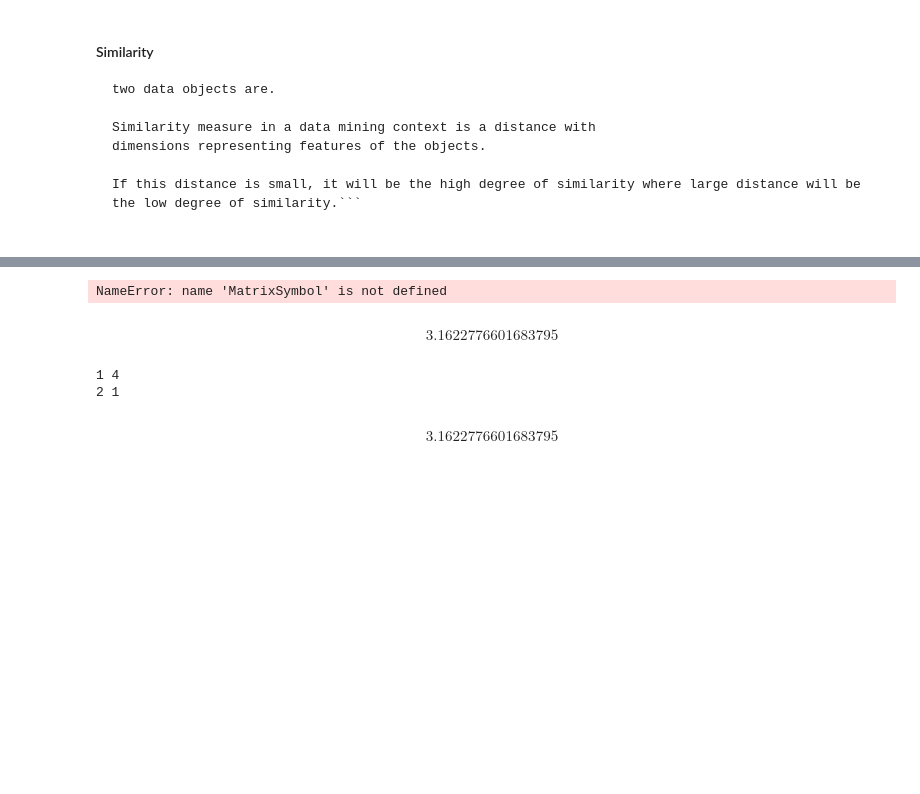
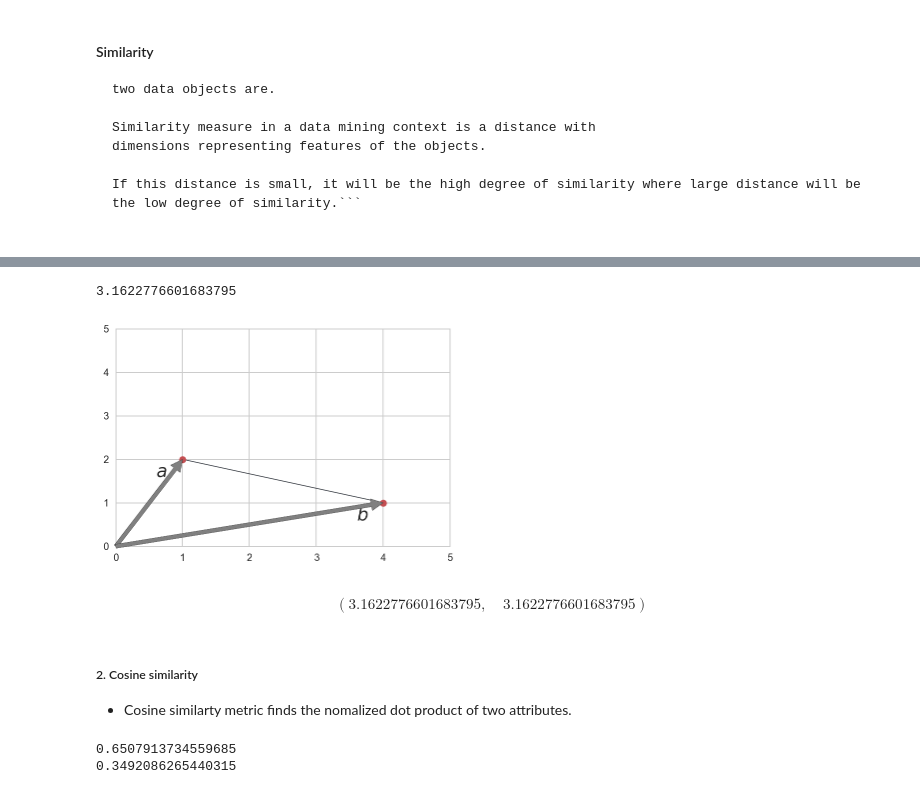
Before and after one commit to Jacob-Hong/TIL, a Jupyter notebook: Selfstudy/Euclidean Distance & Cosine distance.ipynb, the cells around one changed output, grey strips where cells are left out. Saved outputs shown, nothing was run; the diff lists cells and outputs as text; code cells hidden in the pictures; blank space fills up the shorter version.

```diff
--- a/Selfstudy/Euclidean Distance & Cosine distance.ipynb
+++ b/Selfstudy/Euclidean Distance & Cosine distance.ipynb
@@ -19,4 +15,0 @@ f = sympy.sqrt(sympy.s)
-# %%
-Sigma = MatrixSymbol('Sigma', n, n)
-# %% [output]
-NameError: name 'MatrixSymbol' is not defined
@@ -25,17 +16,60 @@ from math import*
 # %%
-def euclidean_distance(x,y) :
-    return sqrt(sum(pow(a-b, 2) for a, b in zip(x,y)))
+from math import*
+
+def e_d(x,y) :
+    "e_d stands for Euclidean distance"
+    c = [(a-b)**2 for a,b in zip(x,y)]
+    return sqrt(sum(c))
+
+print(e_d([1,2], [4,1]))
+# %% [output]
+3.1622776601683795
+# %%
+a = np.array([1,2])
+b = np.array([4,1])
+c = a-b
+
+plt.plot(a[0],a[1], 'ro')
+plt.plot(b[0],b[1], 'ro')
+
+plt.text(0.6, 1.6 , "$a$", fontdict={"size" : 18})
+plt.text(3.6, 0.6 , "$b$", fontdict={"size" : 18})
+
+plt.annotate('', xy=a, xytext=(0,0), arrowprops=dict(facecolor='gray', ls="dashed"))
+plt.annotate('', xy=b, xytext=(0,0), arrowprops=dict(facecolor='gray', ls="dashed"))
+plt.arrow(4,1,-3,1, width=0.008)
+
+plt.xticks(range(6))
+plt.yticks(range(6))
+plt.show()
+# %% [output]
+[figure, added]
 # %%
-euclidean_distance([1,2] , [4,1])
+e_d([1,2], [4,1]), sqrt(10)
 # %% [output]
-$$3.1622776601683795$$
+$$\left ( 3.1622776601683795, \quad 3.1622776601683795\right )$$
-# %%
-for a, b in zip([1,2],[4,1]):
-    print (a,b)
-# %% [output]
-1 4
-2 1
-# %%
-sqrt(10)
-# %% [output]
-$$3.1622776601683795$$
+# %% [markdown]
+##### 2. Cosine similarity
+- Cosine similarty metric finds the nomalized dot product of two attributes.
+# %%
+def norm(x) :
+    return sqrt(sum([ a**2 for a in x]))
+
+def dot_product(x,y):
+    return sum(a*b for a,b in zip(x,y))
+
+def c_s(x,y):
+    """c_s stands for consine similarity"""
+    denominator = norm(x)*norm(y)
+    numerator = dot_product(x,y)
+    return numerator / denominator
+
+def c_d(*arg):
+    "c_d stands for consine distance"
+    return 1 - c_s(x,y)
+
+print(c_s([1,2],[4,1]))
+print(c_d([1,2],[4,1]))
+# %% [output]
+0.6507913734559685
+0.3492086265440315
```
Also changed, not shown: parts of 3 cells of this notebook.
